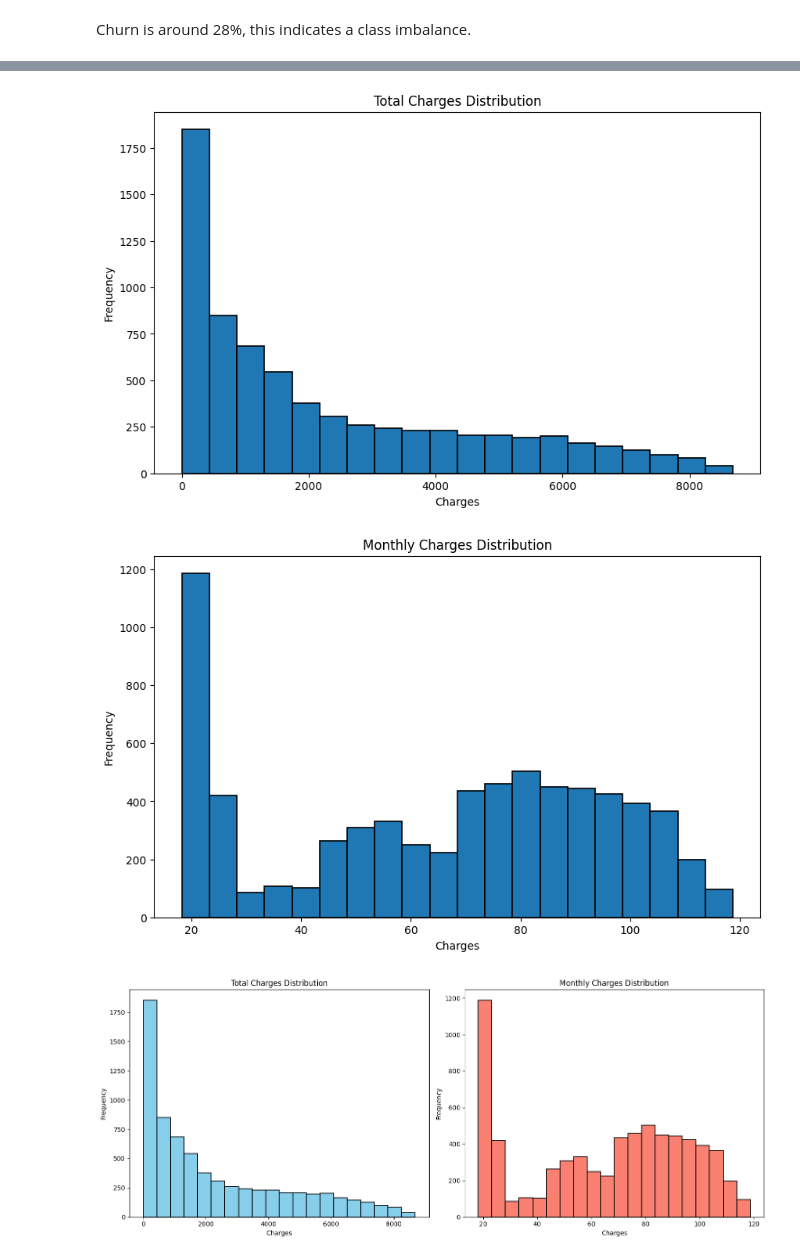
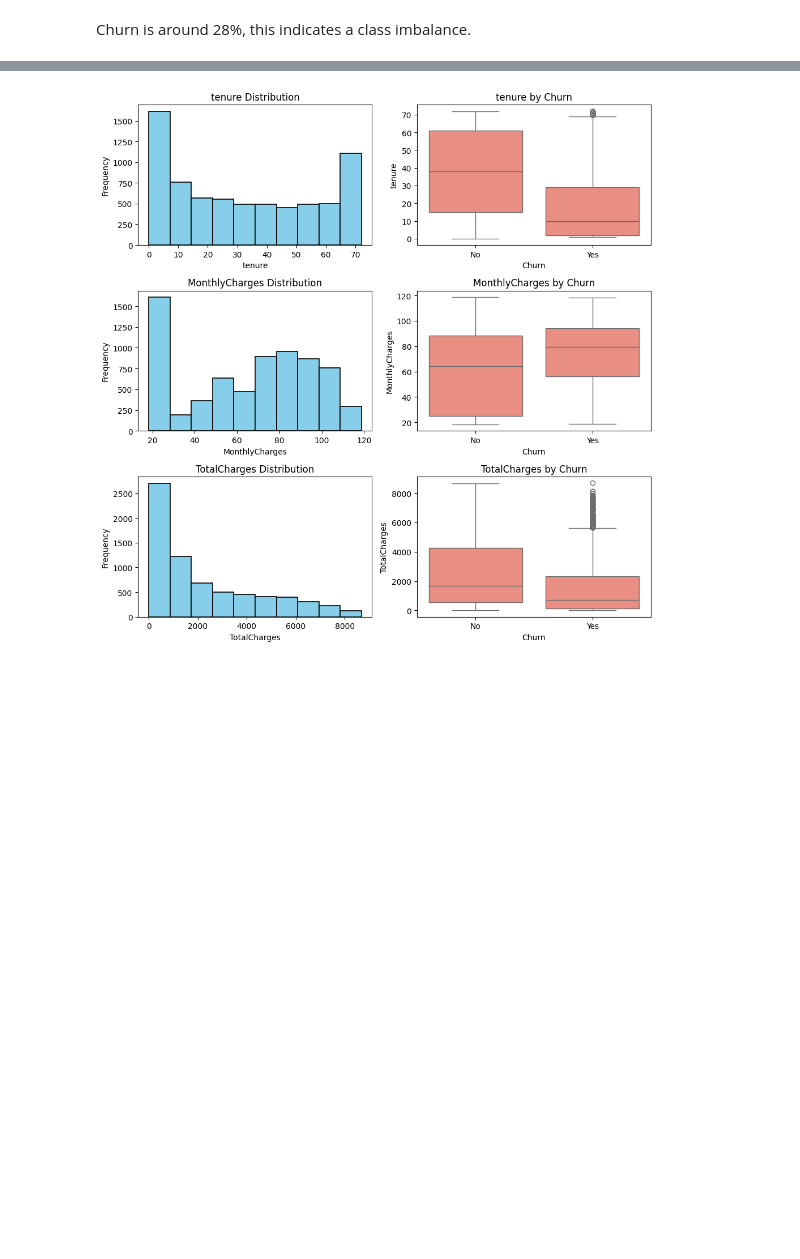
Before and after one commit to Syed-AbdulMoeed/churn-prediction-pipeline, a Jupyter notebook: notebooks/EDA.ipynb, the cells around one changed output, grey strips where cells are left out. Drawn from its saved outputs; the diff is of its cells as text; code cells hidden in the pictures; blank space fills up the shorter version.

Commit message:
Completed Numerical Variable Distribution Analysis

```diff
--- a/notebooks/EDA.ipynb
+++ b/notebooks/EDA.ipynb
@@ -174,24 +174,25 @@ Churn is around 28%, this indicates a class imbalance.
 # %%
 # Visualizing Total Charge Distribution
 
-fig, axes = plt.subplots(1, 2, figsize=(15, 6))
+num_cols = ['tenure', 'MonthlyCharges', 'TotalCharges']
 
-# Plot the first histogram
-axes[0].hist(df.TotalCharges, bins=20, edgecolor='black', linewidth=1.2, color='skyblue')
-axes[0].set_title('Total Charges Distribution')
-axes[0].set_xlabel('Charges')
-axes[0].set_ylabel('Frequency')
+fig, axes = plt.subplots(3, 2, figsize=(10, 10))
 
-# Plot the second histogram
-axes[1].hist(df.MonthlyCharges, bins=20, edgecolor='black', linewidth=1.2, color='salmon')
-axes[1].set_title('Monthly Charges Distribution')
-axes[1].set_xlabel('Charges')
-axes[1].set_ylabel('Frequency')
+for i, col in enumerate(num_cols):
+    # Plot histogram
+    axes[i][0].hist(df[f'{col}'], bins=10, edgecolor='black', linewidth=1.2, color='skyblue')
+    axes[i][0].set_title(f'{col} Distribution')
+    axes[i][0].set_xlabel(col)
+    axes[i][0].set_ylabel('Frequency')
+
+    # Plot boxplot histogram
+    sns.boxplot(x='Churn' , y=col ,data=df, color='salmon', ax=axes[i][1])
+    axes[i][1].set_title(f'{col} by Churn')
+    axes[i][1].set_xlabel('Churn')
+    axes[i][1].set_ylabel(col)
 
 plt.tight_layout()
 plt.show()
 # %% [output]
-[figure, old version]
+[figure, new version]
-[figure, removed]
-[figure, removed]
 # %% [markdown]
```
Also changed, not shown: parts of 3 cells of this notebook.
